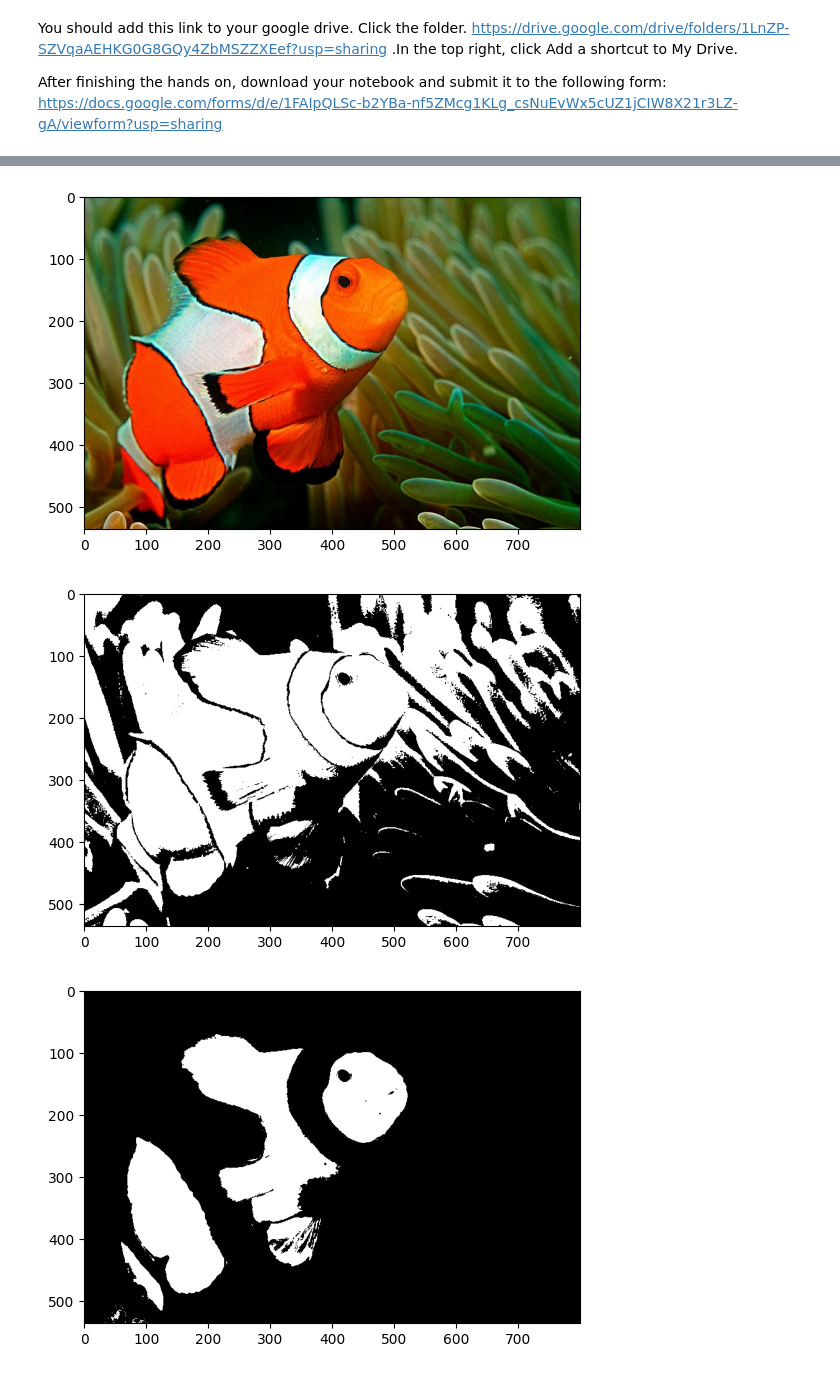
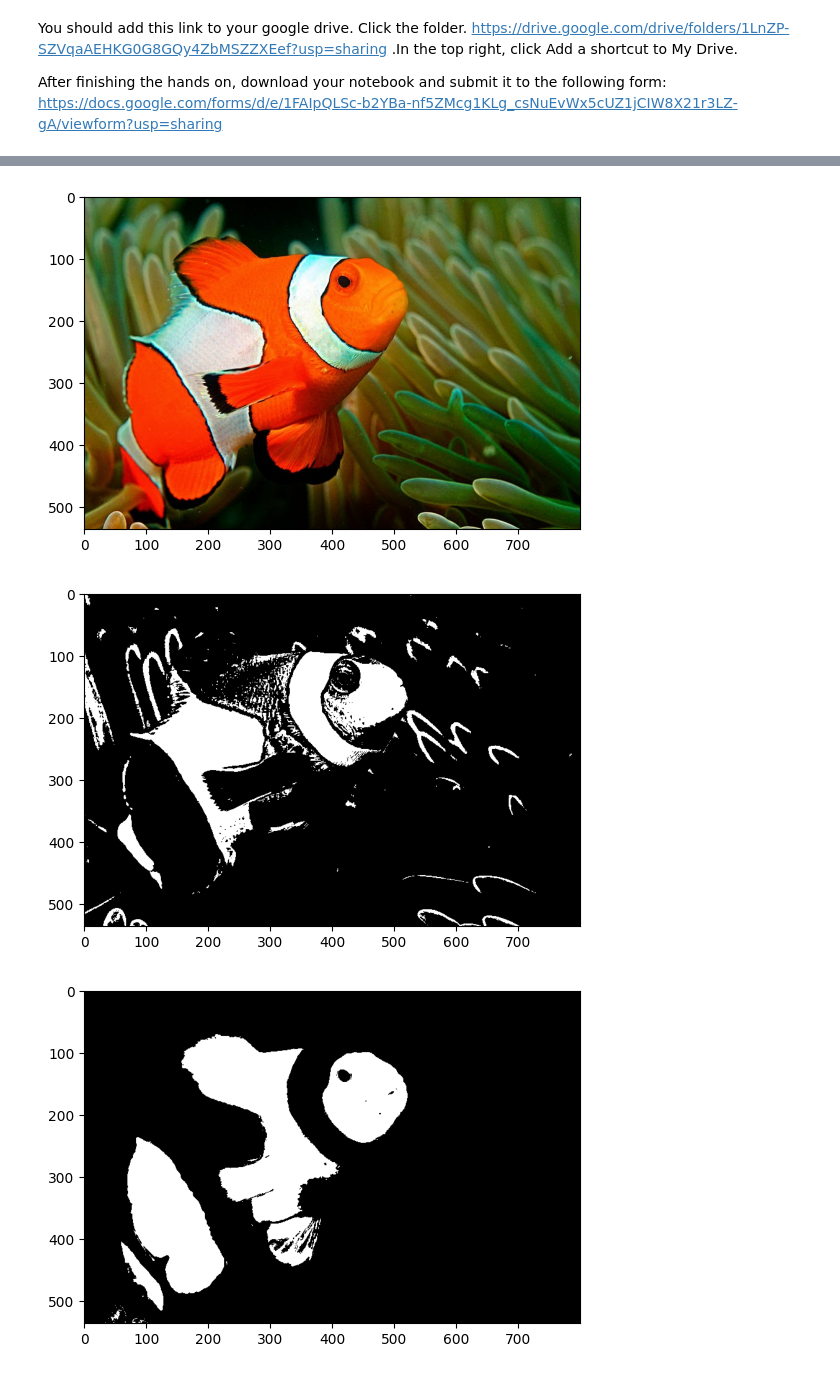
Before and after one commit to mohamedshouaib/iti, a Jupyter notebook: Computer_Vision/Lab01_Filtering.ipynb, the cells around one changed output, grey strips where cells are left out. Drawn from its saved outputs; the diff is of its cells as text; code cells hidden in the pictures.

```diff
--- a/Computer_Vision/Lab01_Filtering.ipynb
+++ b/Computer_Vision/Lab01_Filtering.ipynb
@@ -158,26 +170,28 @@ sobel_edge_detection(street)
 # %%
-nemo = cv2.imread("/content/drive/MyDrive/Filtering/nemo.jpg")
+nemo = cv2.imread("/nemo.jpg")
 nemo = cv2.cvtColor(nemo, cv2.COLOR_BGR2RGB)
 plt.imshow(nemo)
 plt.show()
 
 # Student Code: convert image to grayscale
-GrayNemo = ??????????
+GrayNemo = cv2.cvtColor(nemo, cv2.COLOR_RGB2GRAY)
 
 # Student Code: threshold grayscale image
-ret, GraythresholdedNemo = ??????????
+ret, GraythresholdedNemo = cv2.threshold(GrayNemo, 127, 255, cv2.THRESH_BINARY)   #because the object has high intesity than the background
 
 plt.imshow(GraythresholdedNemo,cmap='gray', vmin=0, vmax=255)
 plt.show()
 
 # Student Code: Segment Nemo from background in a more effective way using color information
 #~ 2 lines of code
-BetterThresholdedImage = ?????????
+lower = np.array([180, 0, 0])
+upper = np.array([255, 150, 150])
+BetterThresholdedImage = cv2.inRange(nemo, lower, upper)
 
 #End Student Code
 plt.imshow(BetterThresholdedImage,cmap='gray', vmin=0, vmax=255)
 plt.show()
 # %% [output]
 [figure]
-[figure, old version]
+[figure, new version]
 [figure]
```
Also changed, not shown: parts of 3 cells of this notebook.
